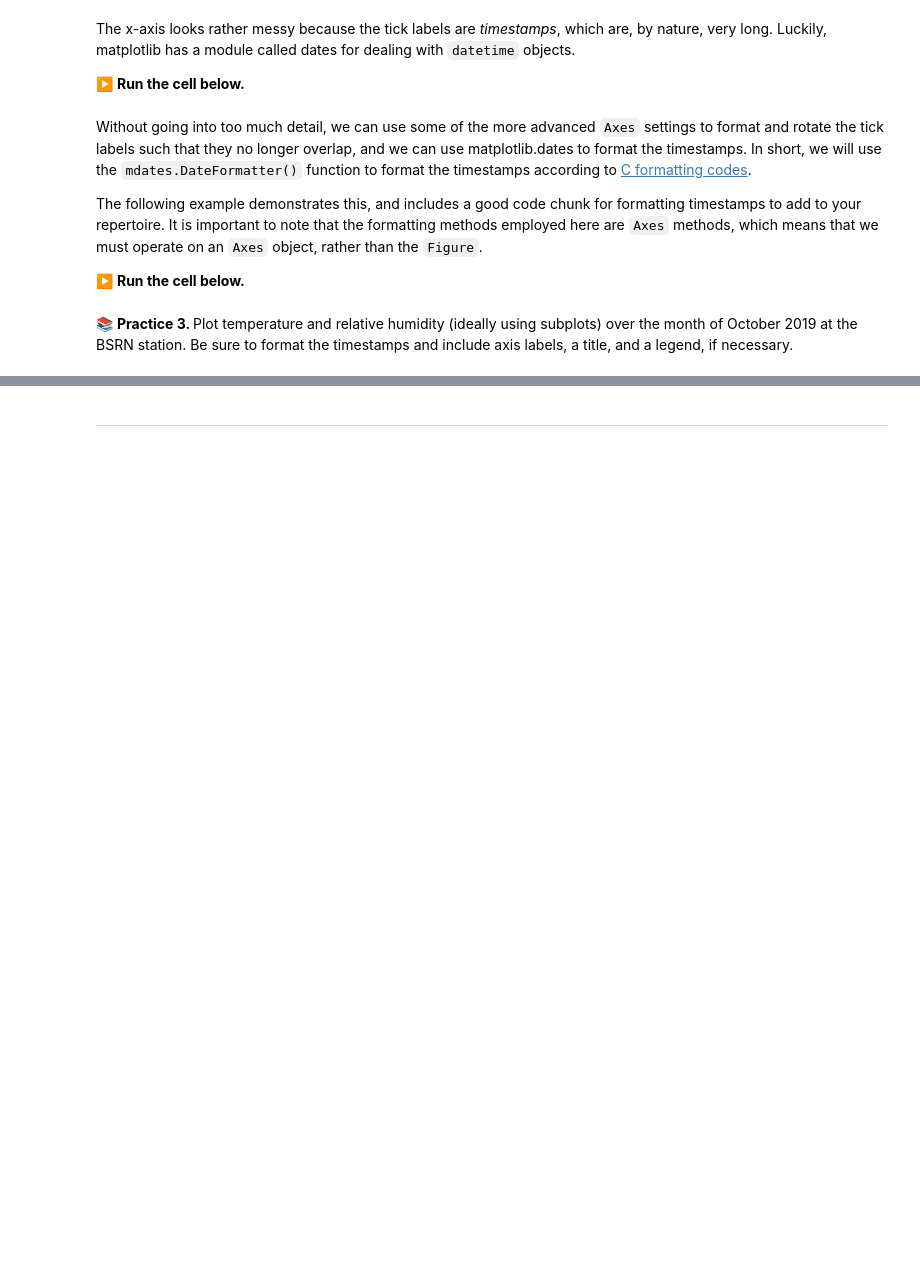
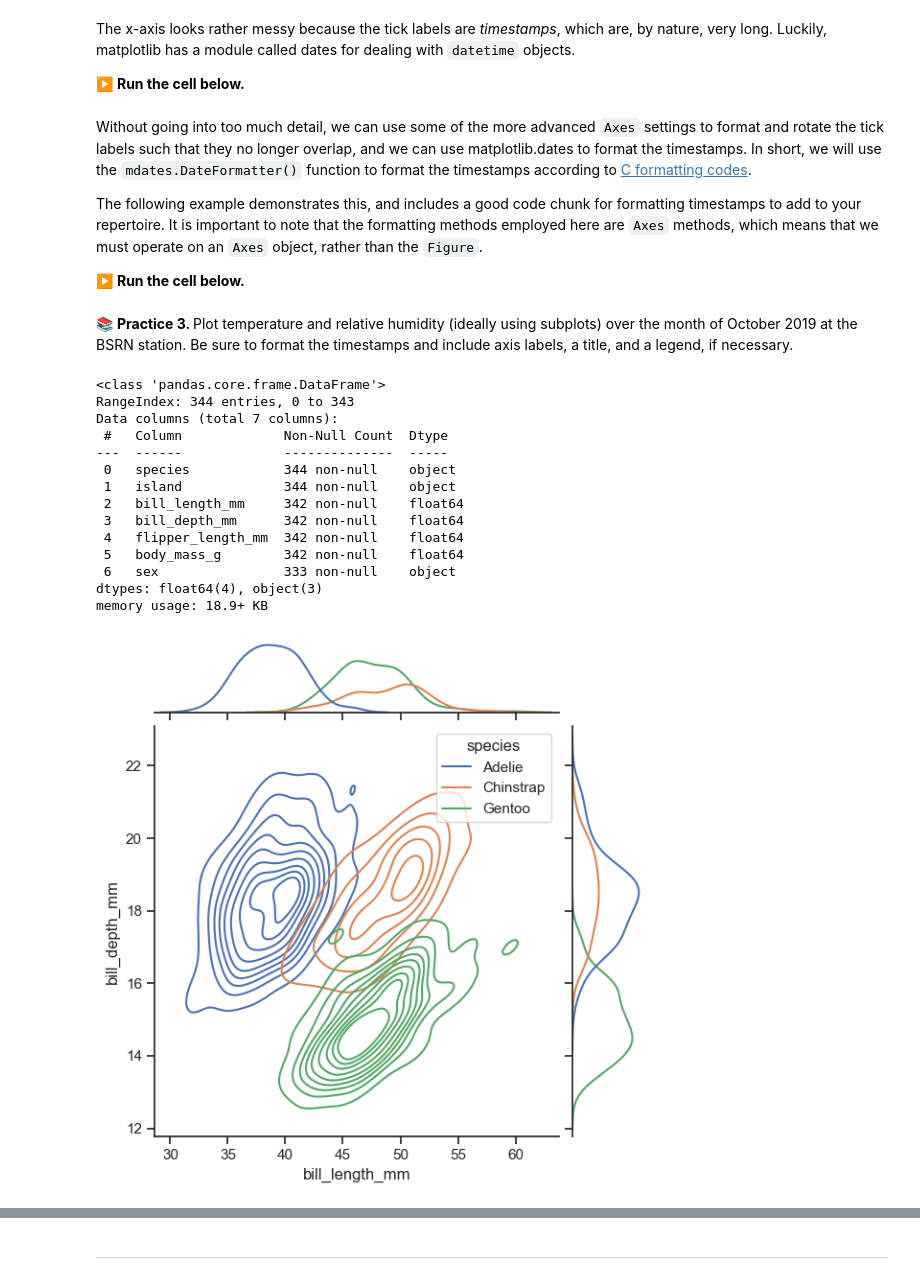
Before and after one commit to hveirs/eds-217, a Jupyter notebook: exercises/Seaborn.ipynb, the cells around one changed output, grey strips where cells are left out. Cells and saved outputs as stored; diff of their text form; code cells hidden in the pictures; blank space fills up the shorter version.

```diff
--- a/exercises/Seaborn.ipynb
+++ b/exercises/Seaborn.ipynb
@@ -245,3 +245,45 @@ ax.get_xticklabels()
     📚  <b> Practice 3. </b>
     Plot temperature and relative humidity (ideally using subplots) over the month of October 2019 at the BSRN station. Be sure to format the timestamps and include axis labels, a title, and a legend, if necessary.
 </div>
+# %%
+# Try making your own Seaborn plots!
+# They have Allison's penguins set, try using that
+import seaborn as sns
+
+sns.set_theme(style="ticks")
+palmer_penguins = sns.load_dataset('penguins')
+palmer_plot = sns.jointplot(
+    data = palmer_penguins,
+    x = 'bill_length_mm', y = 'bill_depth_mm',
+    hue = 'species',
+    kind = 'kde'
+)
+palmer_plot
+
+# Try making your own with palmer penguins
+palmer_penguins.info()
+
+# We can edit the margins of the plot (the count looking mini graphs on the x and y axes)
+# to better show the distribution of the data
+palmer_scatter = sns.jointplot(data = palmer_penguins,
+    x = 'bill_length_mm', y = 'bill_depth_mm',
+    hue = 'species'
+    #marginal_kws = ''
+    )
+#palmer_scatter.plot_marginals(sns.boxplot, hue = 'species')
+# %% [output]
+<class 'pandas.core.frame.DataFrame'>
+RangeIndex: 344 entries, 0 to 343
+Data columns (total 7 columns):
+ #   Column             Non-Null Count  Dtype
+---  ------             --------------  -----
+ 0   species            344 non-null    object
+ 1   island             344 non-null    object
+ 2   bill_length_mm     342 non-null    float64
+ 3   bill_depth_mm      342 non-null    float64
+ 4   flipper_length_mm  342 non-null    float64
+ 5   body_mass_g        342 non-null    float64
+ 6   sex                333 non-null    object
+dtypes: float64(4), object(3)
+memory usage: 18.9+ KB
+[figure, added]
```
Also changed, not shown: parts of 1 cell of this notebook.
